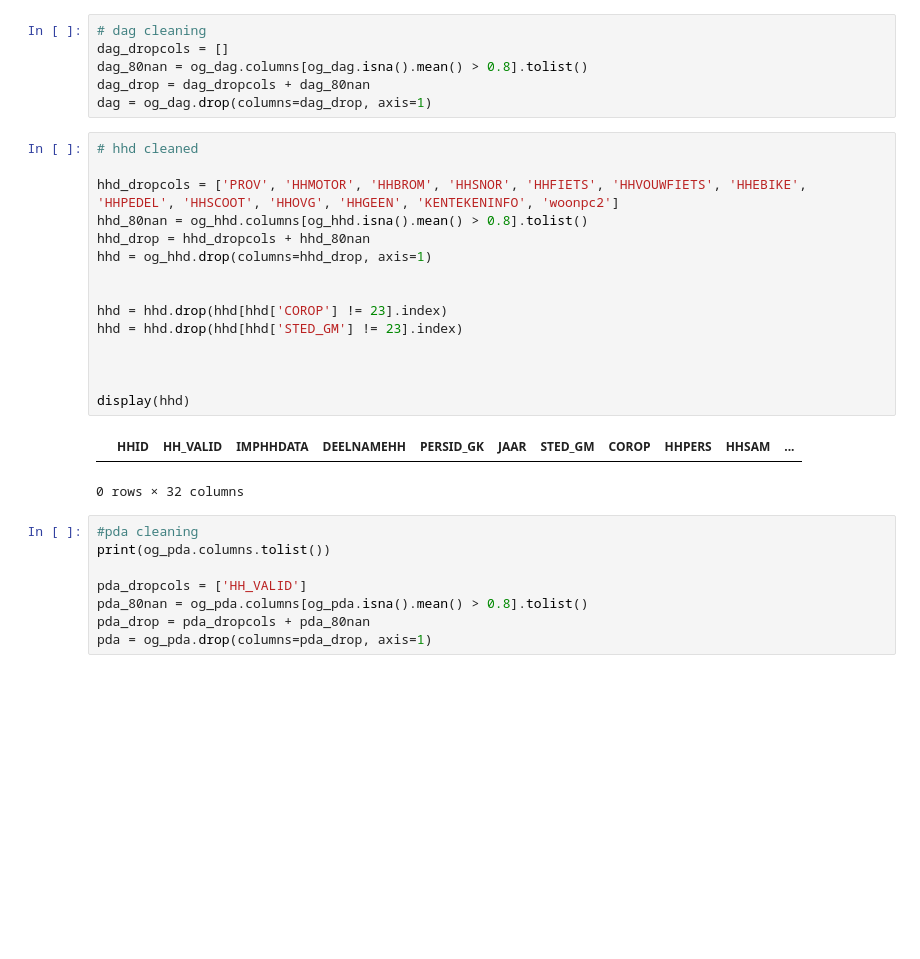
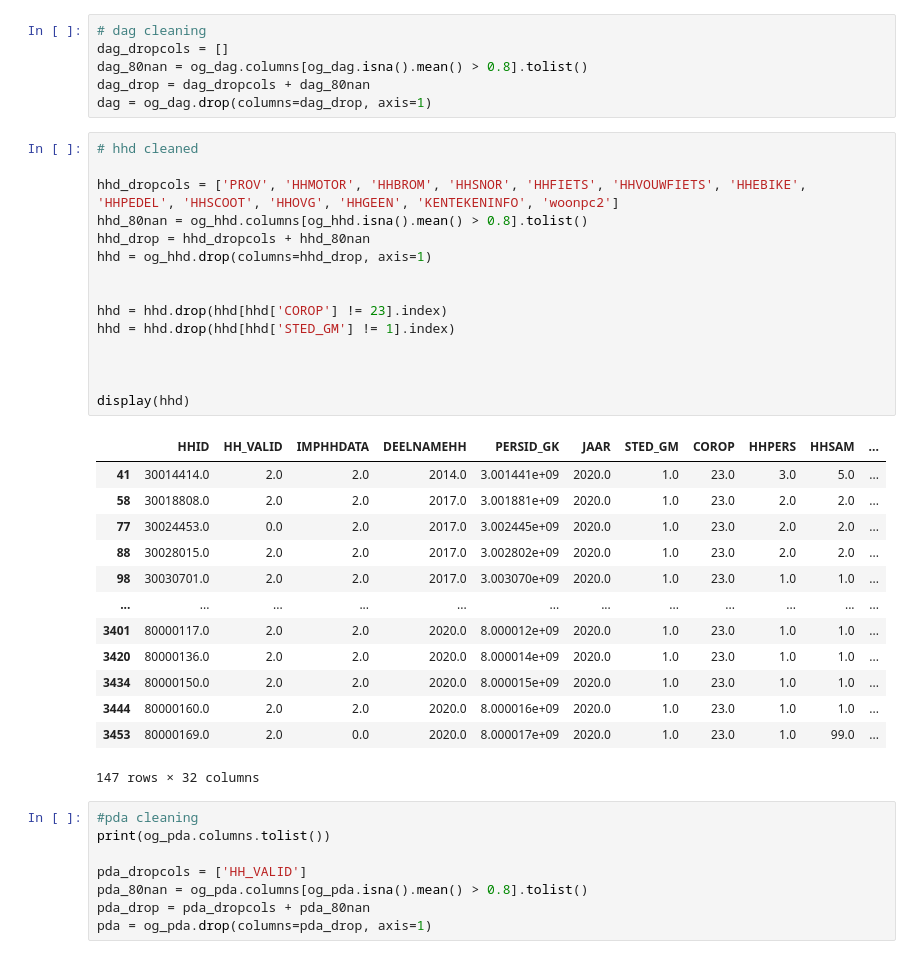
Before and after one commit to martynapiskorz/carn-t, a Jupyter notebook: MPN By wave/Y 20/mpn_20.ipynb, the cells around one changed output. Cells and saved outputs as stored; diff of their text form; blank space fills up the shorter version.

```diff
--- a/MPN By wave/Y 20/mpn_20.ipynb
+++ b/MPN By wave/Y 20/mpn_20.ipynb
@@ -60,21 +60,32 @@ dag = og_dag.drop(columns=dag_drop, axis=1)
 # %%
 # hhd cleaned
 
 hhd_dropcols = ['PROV', 'HHMOTOR', 'HHBROM', 'HHSNOR', 'HHFIETS', 'HHVOUWFIETS', 'HHEBIKE', 'HHPEDEL', 'HHSCOOT', 'HHOVG', 'HHGEEN', 'KENTEKENINFO', 'woonpc2']
 hhd_80nan = og_hhd.columns[og_hhd.isna().mean() > 0.8].tolist()
 hhd_drop = hhd_dropcols + hhd_80nan
 hhd = og_hhd.drop(columns=hhd_drop, axis=1)
 
 
 hhd = hhd.drop(hhd[hhd['COROP'] != 23].index)
-hhd = hhd.drop(hhd[hhd['STED_GM'] != 23].index)
+hhd = hhd.drop(hhd[hhd['STED_GM'] != 1].index)
 
 
 
 display(hhd)
 # %% [output]
 |  | HHID | HH_VALID | IMPHHDATA | DEELNAMEHH | PERSID_GK | JAAR | STED_GM | COROP | HHPERS | HHSAM | ... |
+| 41 | 30014414.0 | 2.0 | 2.0 | 2014.0 | 3.001441e+09 | 2020.0 | 1.0 | 23.0 | 3.0 | 5.0 | ... |
+| 58 | 30018808.0 | 2.0 | 2.0 | 2017.0 | 3.001881e+09 | 2020.0 | 1.0 | 23.0 | 2.0 | 2.0 | ... |
+| 77 | 30024453.0 | 0.0 | 2.0 | 2017.0 | 3.002445e+09 | 2020.0 | 1.0 | 23.0 | 2.0 | 2.0 | ... |
+| 88 | 30028015.0 | 2.0 | 2.0 | 2017.0 | 3.002802e+09 | 2020.0 | 1.0 | 23.0 | 2.0 | 2.0 | ... |
+| 98 | 30030701.0 | 2.0 | 2.0 | 2017.0 | 3.003070e+09 | 2020.0 | 1.0 | 23.0 | 1.0 | 1.0 | ... |
+| ... | ... | ... | ... | ... | ... | ... | ... | ... | ... | ... | ... |
+| 3401 | 80000117.0 | 2.0 | 2.0 | 2020.0 | 8.000012e+09 | 2020.0 | 1.0 | 23.0 | 1.0 | 1.0 | ... |
+| 3420 | 80000136.0 | 2.0 | 2.0 | 2020.0 | 8.000014e+09 | 2020.0 | 1.0 | 23.0 | 1.0 | 1.0 | ... |
+| 3434 | 80000150.0 | 2.0 | 2.0 | 2020.0 | 8.000015e+09 | 2020.0 | 1.0 | 23.0 | 1.0 | 1.0 | ... |
+| 3444 | 80000160.0 | 2.0 | 2.0 | 2020.0 | 8.000016e+09 | 2020.0 | 1.0 | 23.0 | 1.0 | 1.0 | ... |
+| 3453 | 80000169.0 | 2.0 | 0.0 | 2020.0 | 8.000017e+09 | 2020.0 | 1.0 | 23.0 | 1.0 | 99.0 | ... |
-0 rows × 32 columns
+147 rows × 32 columns
 # %%
 #pda cleaning
 print(og_pda.columns.tolist())
```
